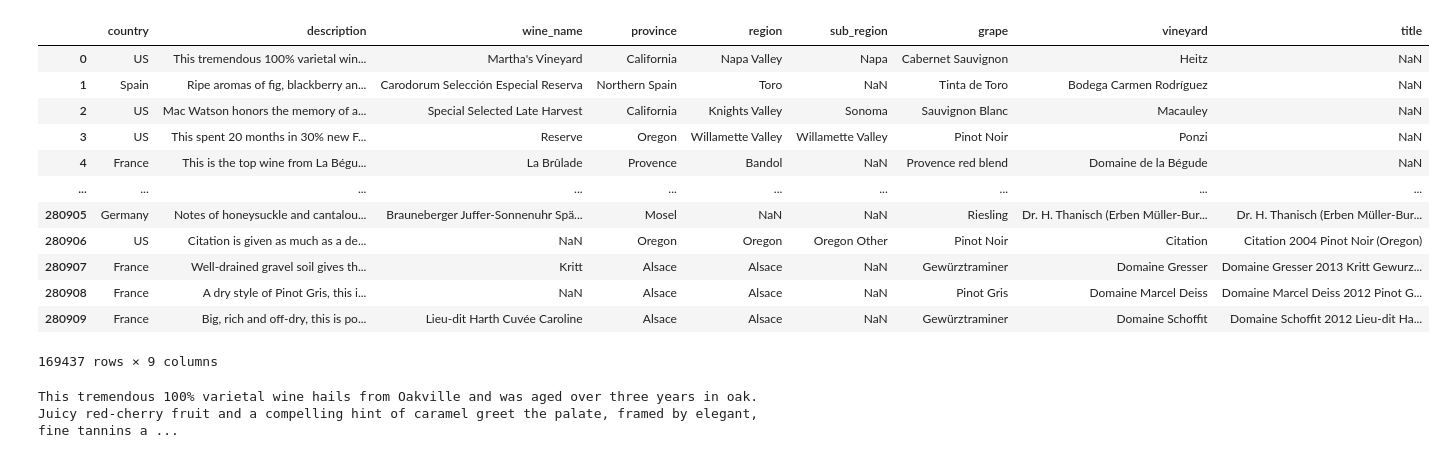
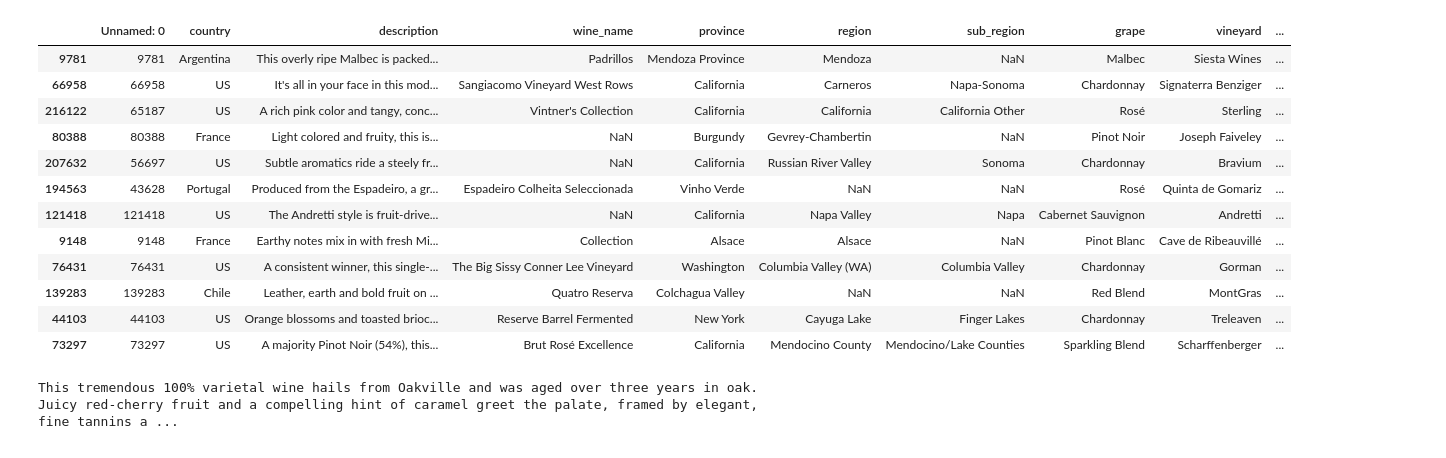
Before and after one commit to SebastiaanJohn/Vyno-Recommendation-Engine, a Jupyter notebook: notebooks/vyno_functions.ipynb, the cells around one changed output. Cells and saved outputs as stored; diff of their text form; code cells hidden in the pictures.

```diff
--- a/notebooks/vyno_functions.ipynb
+++ b/notebooks/vyno_functions.ipynb
@@ -6,21 +6,25 @@ wine_df = pd.read_csv('dataset/wine_dataset_all.csv', dtype=str).iloc[: , 1:]
 # %%
 wine_df = wine_df.drop_duplicates(subset=['description'])
 # %%
-wine_df
+df = pd.read_csv(
+            '../data/processed/wine_dataset_all.csv', dtype=str).dropna(subset=["description"]).drop_duplicates(subset=['description'])
+wine_descriptions = df.sample(12)
+# wine_df
+wine_descriptions
 # %% [output]
-|  | country | description | wine_name | province | region | sub_region | grape | vineyard | title |
-| 0 | US | This tremendous 100% varietal win... | Martha's Vineyard | California | Napa Valley | Napa | Cabernet Sauvignon | Heitz | NaN |
-| 1 | Spain | Ripe aromas of fig, blackberry an... | Carodorum Selección Especial Reserva | Northern Spain | Toro | NaN | Tinta de Toro | Bodega Carmen Rodríguez | NaN |
-| 2 | US | Mac Watson honors the memory of a... | Special Selected Late Harvest | California | Knights Valley | Sonoma | Sauvignon Blanc | Macauley | NaN |
-| 3 | US | This spent 20 months in 30% new F... | Reserve | Oregon | Willamette Valley | Willamette Valley | Pinot Noir | Ponzi | NaN |
-| 4 | France | This is the top wine from La Bégu... | La Brûlade | Provence | Bandol | NaN | Provence red blend | Domaine de la Bégude | NaN |
-| ... | ... | ... | ... | ... | ... | ... | ... | ... | ... |
-| 280905 | Germany | Notes of honeysuckle and cantalou... | Brauneberger Juffer-Sonnenuhr Spä... | Mosel | NaN | NaN | Riesling | Dr. H. Thanisch (Erben Müller-Bur... | Dr. H. Thanisch (Erben Müller-Bur... |
-| 280906 | US | Citation is given as much as a de... | NaN | Oregon | Oregon | Oregon Other | Pinot Noir | Citation | Citation 2004 Pinot Noir (Oregon) |
-| 280907 | France | Well-drained gravel soil gives th... | Kritt | Alsace | Alsace | NaN | Gewürztraminer | Domaine Gresser | Domaine Gresser 2013 Kritt Gewurz... |
-| 280908 | France | A dry style of Pinot Gris, this i... | NaN | Alsace | Alsace | NaN | Pinot Gris | Domaine Marcel Deiss | Domaine Marcel Deiss 2012 Pinot G... |
-| 280909 | France | Big, rich and off-dry, this is po... | Lieu-dit Harth Cuvée Caroline | Alsace | Alsace | NaN | Gewürztraminer | Domaine Schoffit | Domaine Schoffit 2012 Lieu-dit Ha... |
+|  | Unnamed: 0 | country | description | wine_name | province | region | sub_region | grape | vineyard | ... |
+| 9781 | 9781 | Argentina | This overly ripe Malbec is packed... | Padrillos | Mendoza Province | Mendoza | NaN | Malbec | Siesta Wines | ... |
+| 66958 | 66958 | US | It's all in your face in this mod... | Sangiacomo Vineyard West Rows | California | Carneros | Napa-Sonoma | Chardonnay | Signaterra Benziger | ... |
+| 216122 | 65187 | US | A rich pink color and tangy, conc... | Vintner's Collection | California | California | California Other | Rosé | Sterling | ... |
+| 80388 | 80388 | France | Light colored and fruity, this is... | NaN | Burgundy | Gevrey-Chambertin | NaN | Pinot Noir | Joseph Faiveley | ... |
+| 207632 | 56697 | US | Subtle aromatics ride a steely fr... | NaN | California | Russian River Valley | Sonoma | Chardonnay | Bravium | ... |
+| 194563 | 43628 | Portugal | Produced from the Espadeiro, a gr... | Espadeiro Colheita Seleccionada | Vinho Verde | NaN | NaN | Rosé | Quinta de Gomariz | ... |
+| 121418 | 121418 | US | The Andretti style is fruit-drive... | NaN | California | Napa Valley | Napa | Cabernet Sauvignon | Andretti | ... |
+| 9148 | 9148 | France | Earthy notes mix in with fresh Mi... | Collection | Alsace | Alsace | NaN | Pinot Blanc | Cave de Ribeauvillé | ... |
+| 76431 | 76431 | US | A consistent winner, this single-... | The Big Sissy Conner Lee Vineyard | Washington | Columbia Valley (WA) | Columbia Valley | Chardonnay | Gorman | ... |
+| 139283 | 139283 | Chile | Leather, earth and bold fruit on ... | Quatro Reserva | Colchagua Valley | NaN | NaN | Red Blend | MontGras | ... |
+| 44103 | 44103 | US | Orange blossoms and toasted brioc... | Reserve Barrel Fermented | New York | Cayuga Lake | Finger Lakes | Chardonnay | Treleaven | ... |
+| 73297 | 73297 | US | A majority Pinot Noir (54%), this... | Brut Rosé Excellence | California | Mendocino County | Mendocino/Lake Counties | Sparkling Blend | Scharffenberger | ... |
-169437 rows × 9 columns
 # %%
 from nltk.tokenize import word_tokenize, sent_tokenize
 from nltk.stem import SnowballStemmer
```
Also changed, not shown: parts of 3 cells of this notebook, 2 other files.
